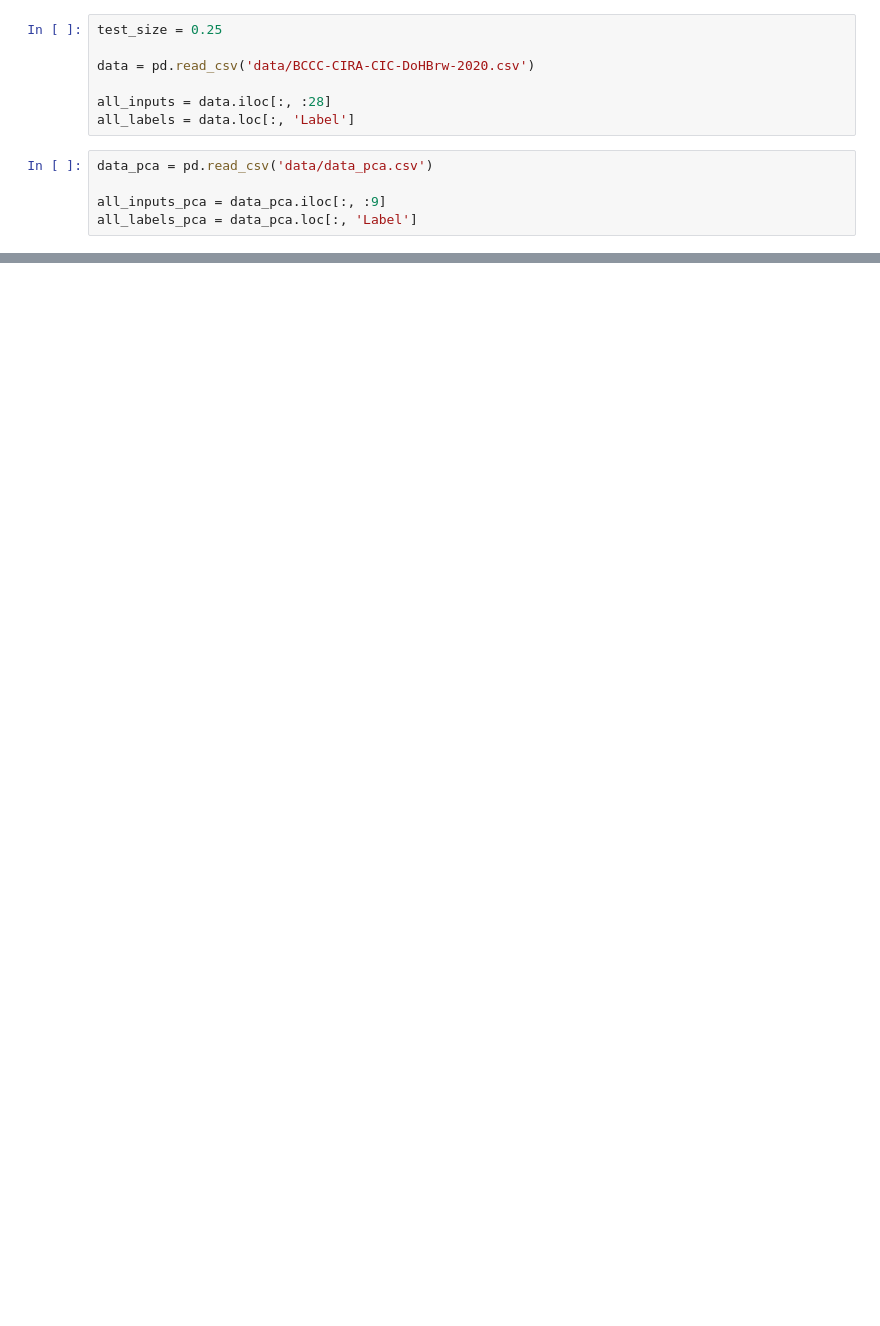
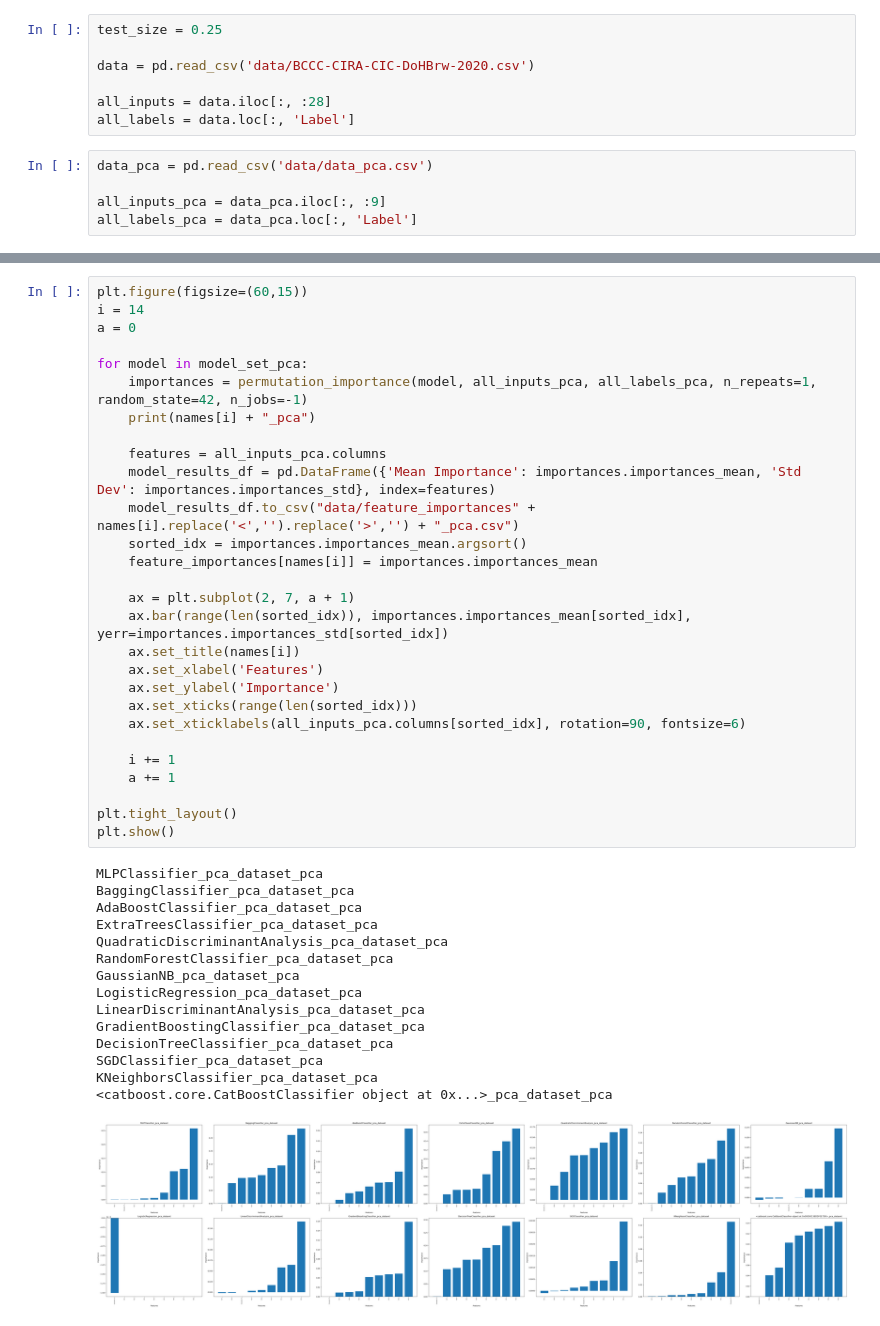
Before and after one commit to Ricardo-Da-Cruz/AI-Dns-Traffic-Analysis, a Jupyter notebook: compare models.ipynb, the cells around one changed output, grey strips where cells are left out. Cells and saved outputs as stored; diff of their text form; blank space fills up the shorter version.

```diff
--- a/compare models.ipynb
+++ b/compare models.ipynb
@@ -130,0 +230,44 @@ plt.show()
+# %%
+plt.figure(figsize=(60,15))
+i = 14
+a = 0
+
+for model in model_set_pca:
+    importances = permutation_importance(model, all_inputs_pca, all_labels_pca, n_repeats=1, random_state=42, n_jobs=-1)
+    print(names[i] + "_pca")
+
+    features = all_inputs_pca.columns
+    model_results_df = pd.DataFrame({'Mean Importance': importances.importances_mean, 'Std Dev': importances.importances_std}, index=features)
+    model_results_df.to_csv("data/feature_importances" + names[i].replace('<','').replace('>','') + "_pca.csv")
+    sorted_idx = importances.importances_mean.argsort()
+    feature_importances[names[i]] = importances.importances_mean
+
+    ax = plt.subplot(2, 7, a + 1)
+    ax.bar(range(len(sorted_idx)), importances.importances_mean[sorted_idx], yerr=importances.importances_std[sorted_idx])
+    ax.set_title(names[i])
+    ax.set_xlabel('Features')
+    ax.set_ylabel('Importance')
+    ax.set_xticks(range(len(sorted_idx)))
+    ax.set_xticklabels(all_inputs_pca.columns[sorted_idx], rotation=90, fontsize=6)
+
+    i += 1
+    a += 1
+
+plt.tight_layout()
+plt.show()
+# %% [output]
+MLPClassifier_pca_dataset_pca
+BaggingClassifier_pca_dataset_pca
+AdaBoostClassifier_pca_dataset_pca
+ExtraTreesClassifier_pca_dataset_pca
+QuadraticDiscriminantAnalysis_pca_dataset_pca
+RandomForestClassifier_pca_dataset_pca
+GaussianNB_pca_dataset_pca
+LogisticRegression_pca_dataset_pca
+LinearDiscriminantAnalysis_pca_dataset_pca
+GradientBoostingClassifier_pca_dataset_pca
+DecisionTreeClassifier_pca_dataset_pca
+SGDClassifier_pca_dataset_pca
+KNeighborsClassifier_pca_dataset_pca
+<catboost.core.CatBoostClassifier object at 0x...>_pca_dataset_pca
+[figure, added]
```
Also changed, not shown: parts of 7 cells of this notebook.
